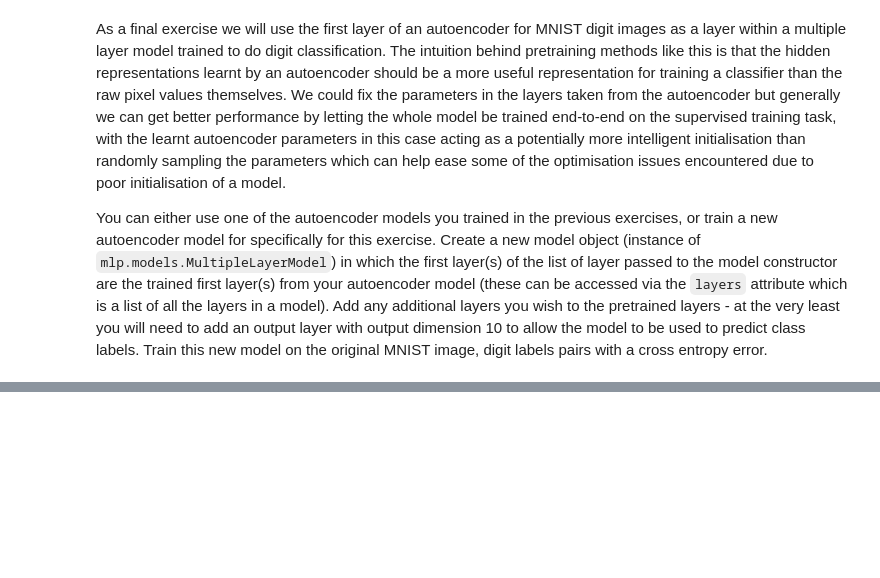
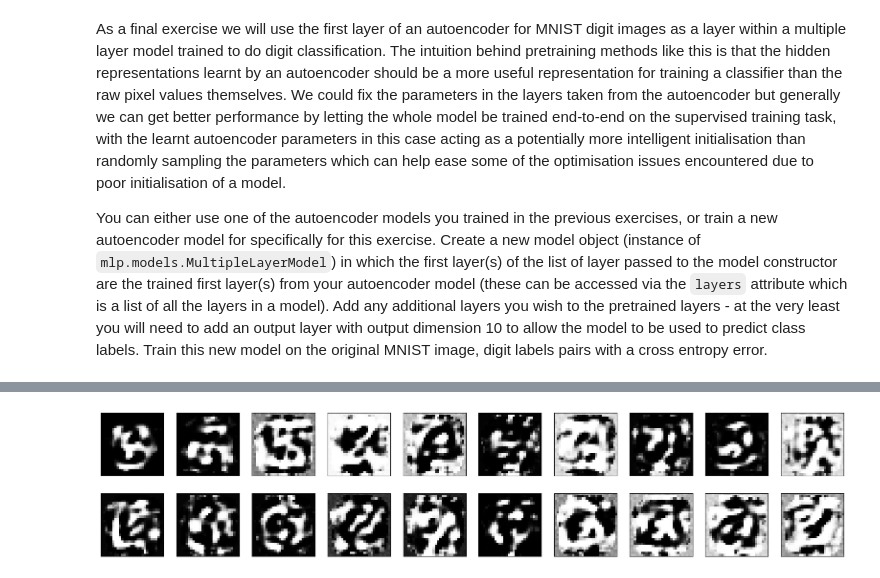
Before and after one commit to shriram1998/mlpractical, a Jupyter notebook: notebooks/07_Autoencoders.ipynb, the cells around one changed output, grey strips where cells are left out. Saved outputs shown, nothing was run; the diff lists cells and outputs as text; code cells hidden in the pictures; blank space fills up the shorter version.

```diff
--- a/notebooks/07_Autoencoders.ipynb
+++ b/notebooks/07_Autoencoders.ipynb
@@ -140,0 +358,17 @@ You can either use one of the autoencoder models you trained in the previous exe
+# %%
+rows, cols = 2, 10
+sample_encodings = (torch.rand(rows*cols, hidden_dim).to(device) - 0.5) * 2 # normalise sample to match the encoding space [-1,1)
+with torch.no_grad():
+    generated_imgs = model.decoder(sample_encodings).detach().cpu().numpy()
+    generated_imgs = generated_imgs.reshape(rows*cols, 1, 28, 28)
+
+# Plot the generated images
+fig, axes = plt.subplots(nrows=2, ncols=10, sharex=True, sharey=True, figsize=(20,4))
+
+for images, row in zip([generated_imgs, generated_imgs[-10:]], axes):
+    for img, ax in zip(images, row):
+        ax.imshow(np.squeeze(img), cmap='gray')
+        ax.get_xaxis().set_visible(False)
+        ax.get_yaxis().set_visible(False)
+# %% [output]
+[figure, added]
```
Also changed, not shown: parts of 17 cells of this notebook.
